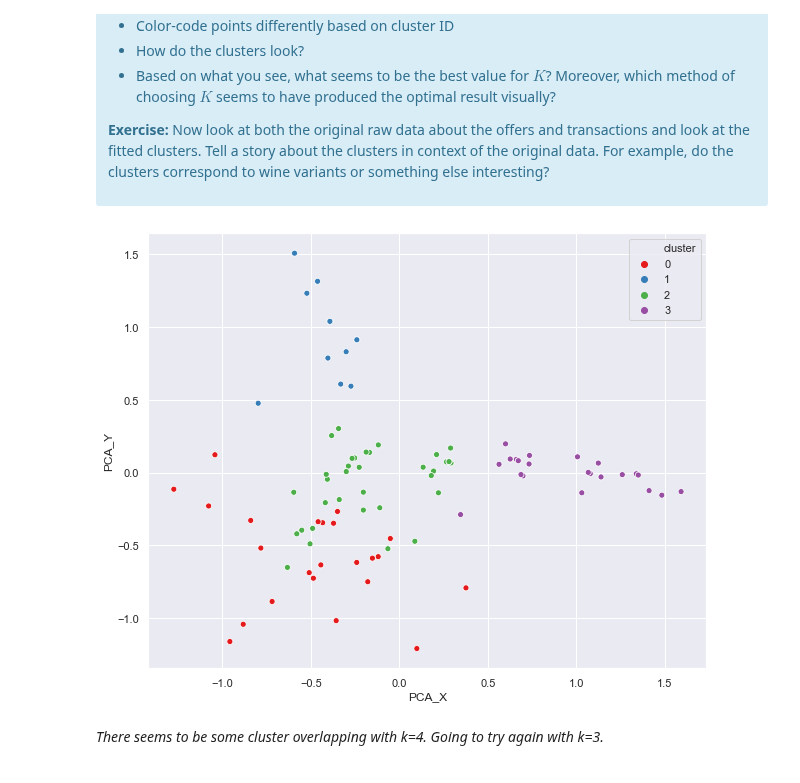
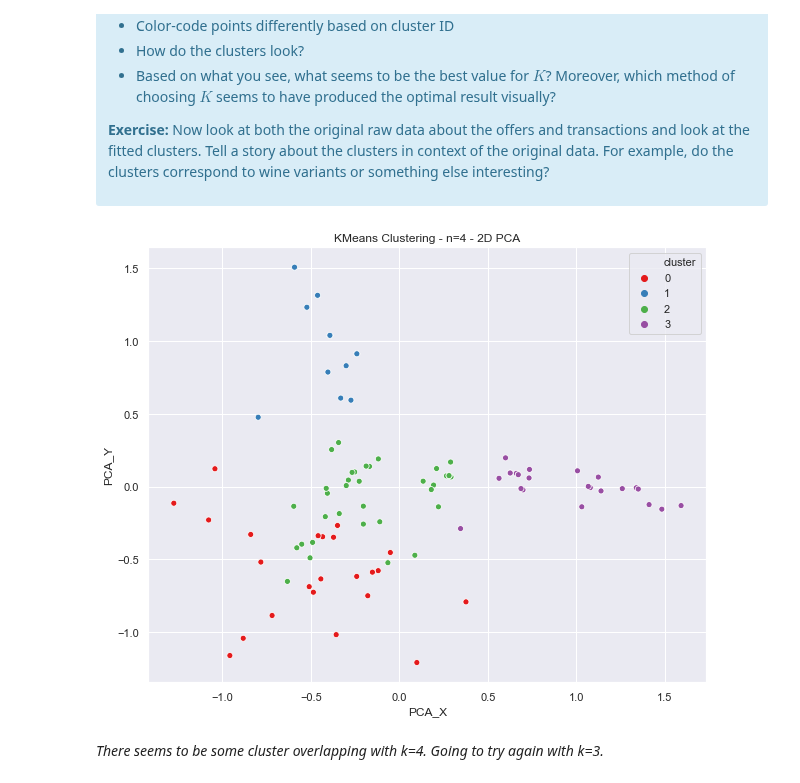
Before and after one commit to Dylan-C-Neal/Springboard-Data-Science-Career-Track, a Jupyter notebook: Clustering Case Study/Clustering Case Study - Customer Segmentation with K-Means - Tier 3 (1).ipynb, the cells around one changed output. Saved outputs shown, nothing was run; the diff lists cells and outputs as text; code cells hidden in the pictures.

Commit message:
Completed Clustering Case Study

```diff
--- a/Clustering Case Study/Clustering Case Study - Customer Segmentation with K-Means - Tier 3 (1).ipynb
+++ b/Clustering Case Study/Clustering Case Study - Customer Segmentation with K-Means - Tier 3 (1).ipynb
@@ -438,12 +438,13 @@ df1['PCA_Y'] = dfpca[:, 1]
 # %%
 # plot PCA_X vs PCA_Y
 
 _ = plt.figure(figsize=(10,8))
 _ = sns.scatterplot(x='PCA_X', y='PCA_Y', hue='cluster', data=df1, palette="Set1")
+_ = plt.title('KMeans Clustering - n=4 - 2D PCA')
 _ = plt.show()
 _ = plt.close()
 # %% [output]
-[figure, old version]
+[figure, new version]
 # %% [markdown]
 *There seems to be some cluster overlapping with k=4. Going to try again with k=3.*
 # %%
```
Also changed, not shown: parts of 31 cells of this notebook.
